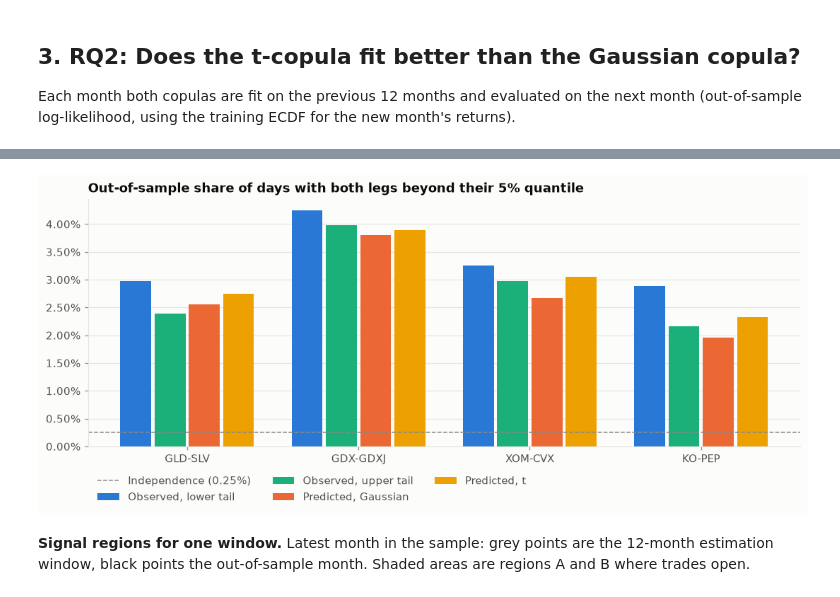
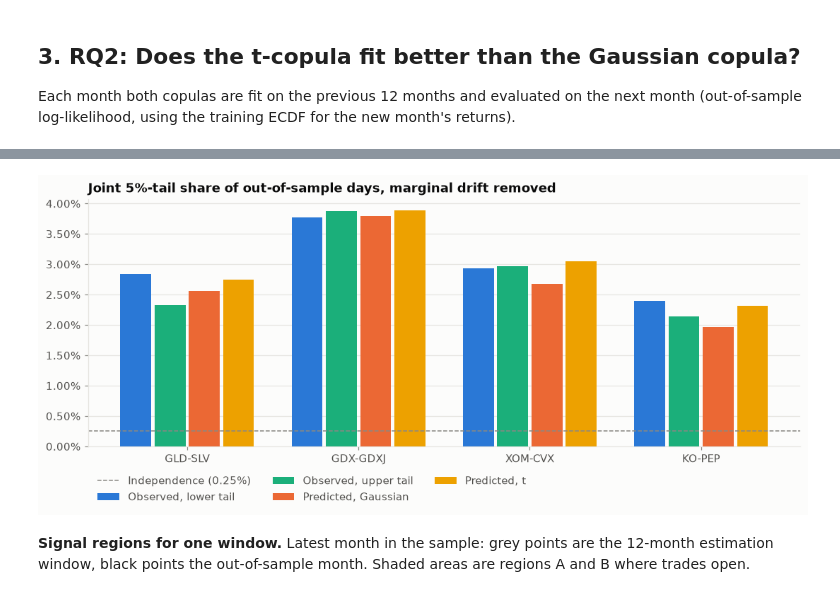
Before and after one commit to D-ch-e/copula-pairs-trading, a Jupyter notebook: notebooks/analysis.ipynb, the cells around one changed output, grey strips where cells are left out. Saved outputs shown, nothing was run; the diff lists cells and outputs as text; code cells hidden in the pictures.

```diff
--- a/notebooks/analysis.ipynb
+++ b/notebooks/analysis.ipynb
@@ -94,0 +100,11 @@ pd.DataFrame({n: analysis.fit_comparison(f) for n, f in fits.items()}).T
+# %%
+diag = pd.DataFrame({n: {"months": len(f), "not_converged": int((~f["t_converged"]).sum()),
+                         "nu_at_upper (≈ Gaussian)": int((f["t_nu_at_bound"] & (f["t_nu"] > 100)).sum()),
+                         "nu_at_lower": int((f["t_nu_at_bound"] & (f["t_nu"] < 100)).sum()), "rho_at_bound": int(f["t_rho_at_bound"].sum())}
+                     for n, f in fits.items()}).T
+display(diag)
+clean = {n: f[~f["t_nu_at_bound"] & ~f["t_rho_at_bound"] & f["t_converged"]] for n, f in fits.items()}
+pd.concat({"all months": pd.DataFrame({n: analysis.fit_comparison(f) for n, f in fits.items()}).T,
+           "excluding flagged": pd.DataFrame({n: analysis.fit_comparison(f) for n, f in clean.items()}).T},
+          axis=1)[[("all months", "t_better_oos_share"), ("excluding flagged", "t_better_oos_share"),
+                   ("all months", "median_nu"), ("excluding flagged", "median_nu"), ("excluding flagged", "months")]]
@@ -104,7 +136,10 @@ Both copulas are symmetric, so they predict the same count for the lower and upp
 # %%
 Q = 0.05
-calib = pd.DataFrame({n: analysis.oos_tail_calibration(fits[n], frames[n], Q).drop(columns="month").sum()
-                      for n in PAIR_NAMES}).T
-calib_share = calib.drop(columns="days").div(calib["days"], axis=0)
-calib_share
+display(pd.DataFrame({n: analysis.marginal_exceedance(frames[n], Q) for n in PAIR_NAMES}).T)
+
+raw = {n: analysis.oos_tail_calibration(fits[n], frames[n], Q).drop(columns="month").sum() for n in PAIR_NAMES}
+calib_raw = pd.DataFrame(raw).T
+calib_raw = calib_raw.drop(columns="days").div(calib_raw["days"], axis=0)
+calib = pd.DataFrame({n: analysis.recalibrated_tail_calibration(fits[n], frames[n], Q) for n in PAIR_NAMES}).T.drop(columns="days")
+pd.concat({"raw": calib_raw, "marginal drift removed": calib}, axis=1)
 # %% [output]
@@ -116,8 +157,8 @@ calib_share
 # %%
-fig = plots.tail_calibration(calib, Q)
+fig = plots.tail_calibration(calib, Q, f"Joint {Q:.0%}-tail share of out-of-sample days, marginal drift removed")
 plots.save(fig, "04_tail_calibration");
 # %% [output]
-[figure, old version]
+[figure, new version]
 # %% [markdown]
 **Signal regions for one window.** Latest month in the sample: grey points are the 12-month estimation
 window, black points the out-of-sample month. Shaded areas are regions A and B where trades open.
```
Also changed, not shown: parts of 19 cells of this notebook, 27 other files.
